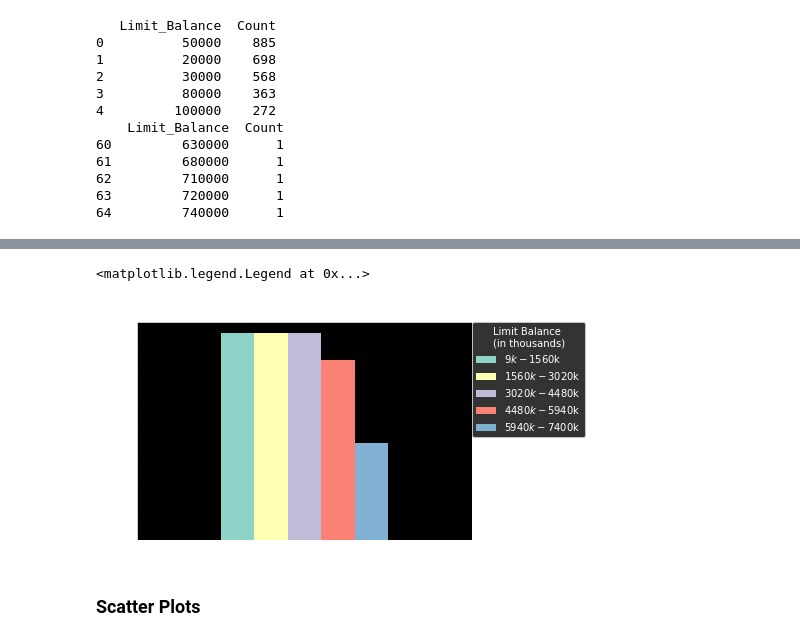
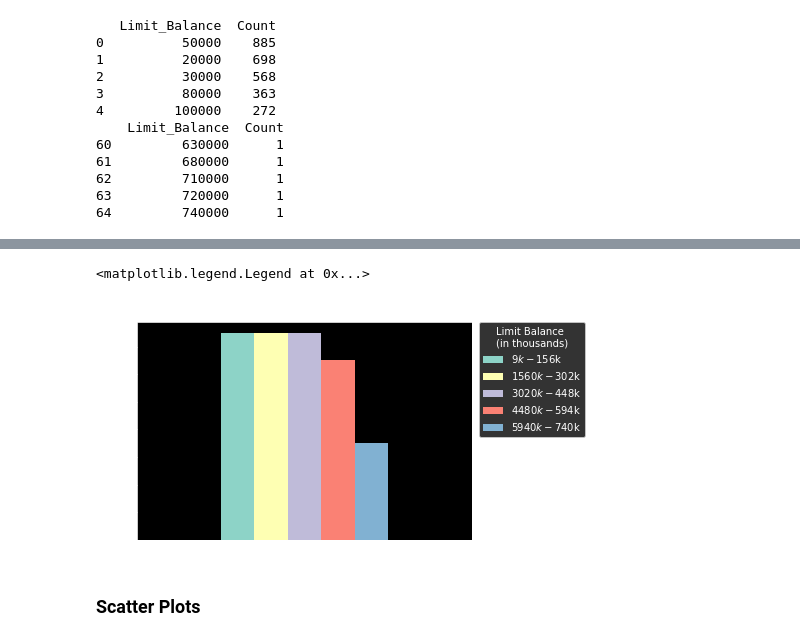
Before and after one commit to dreakian/DACP_XTOL_materials, a Jupyter notebook: current_C2_work.ipynb, the cells around one changed output, grey strips where cells are left out. Drawn from its saved outputs; the diff is of its cells as text; code cells hidden in the pictures.

```diff
--- a/current_C2_work.ipynb
+++ b/current_C2_work.ipynb
@@ -967,23 +978,23 @@ df2 = pd.DataFrame(data=df2)
 # %%
 df2 = pd.DataFrame({
-    "$9k-$1560k": 15,
-    "$1560k-$3020k": 15,
-    "$3020k-$4480k": 15,
-    "$4480k-$5940k": 13,
-    "$5940k-$7400k": 7
+    "$9k-$156k": 15,
+    "$1560k-$302k": 15,
+    "$3020k-$448k": 15,
+    "$4480k-$594k": 13,
+    "$5940k-$740k": 7
 },
      index=[""]
 )
 
 df2.plot(kind="bar")
 plt.title("Default Loan Limit Balance Groups Count")
 plt.ylabel("Count")
 # plt.xlabel("")
 plt.xticks(rotation=0)
 plt.legend(bbox_to_anchor=(1.353,1.025), loc="upper right", title="Limit Balance \n(in thousands)")
 # %% [output]
 <matplotlib.legend.Legend at 0x...>
-[figure, old version]
+[figure, new version]
 # %% [markdown]
 ### Scatter Plots
 # %%
```
Also changed, not shown: parts of 4 cells of this notebook.
